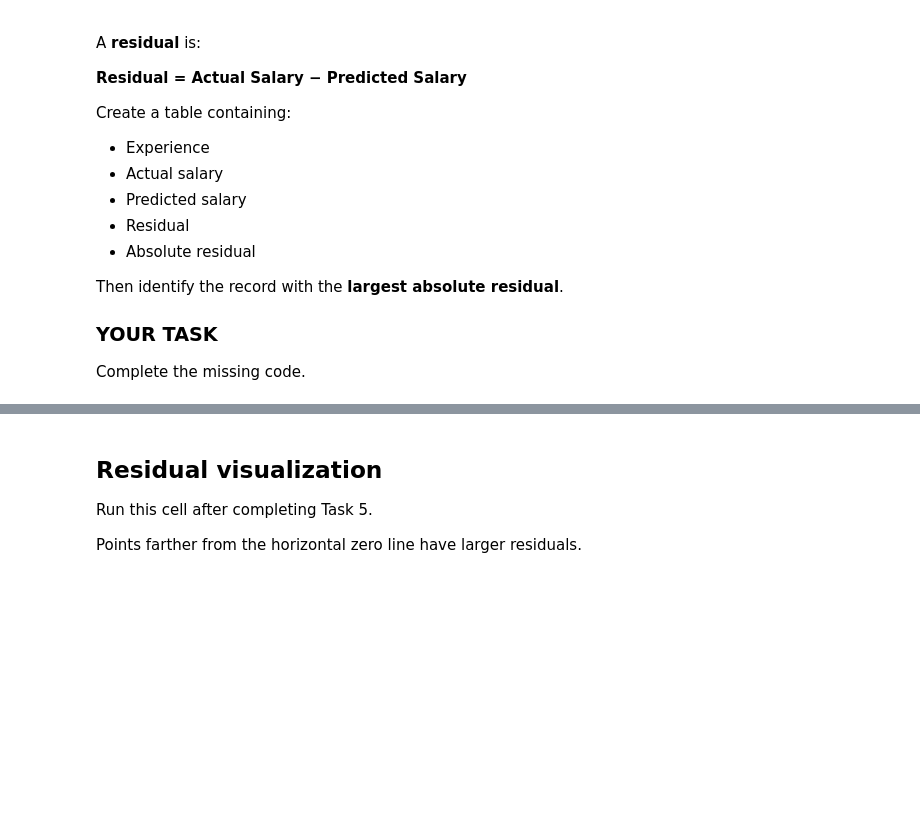
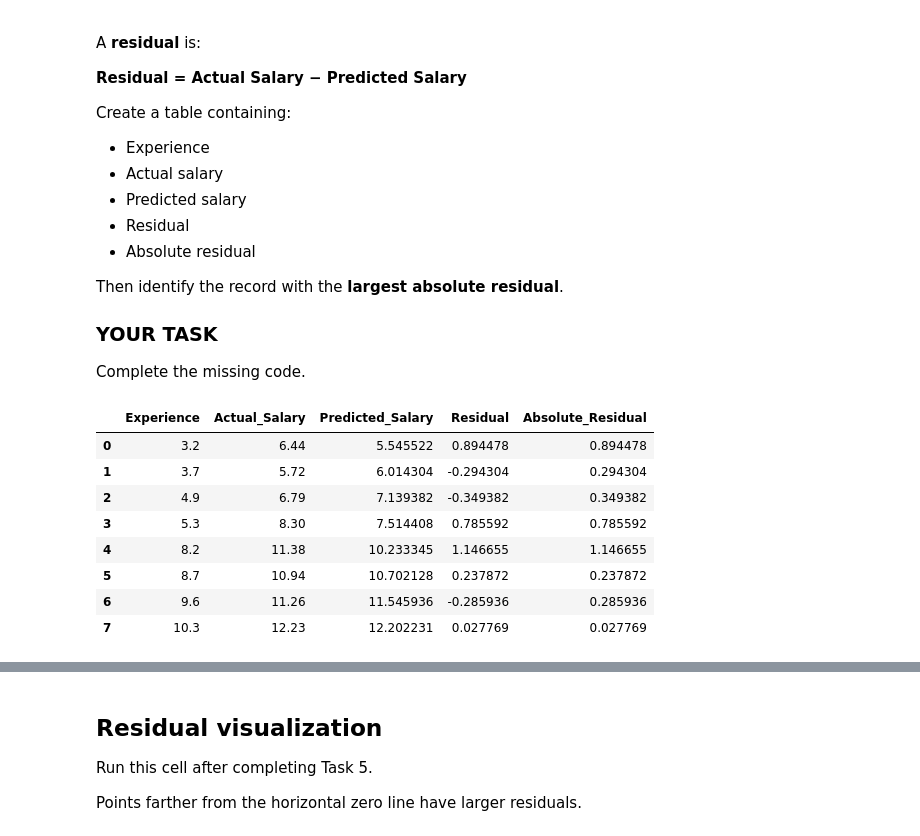
Before and after one commit to Kokilakoki8398/Kokila, a Jupyter notebook: Faculty_Hands_On_Linear_Regression_Activity.ipynb, the cells around one changed output, grey strips where cells are left out. Cells and saved outputs as stored; diff of their text form; code cells hidden in the pictures; blank space fills up the shorter version.

```diff
--- a/Faculty_Hands_On_Linear_Regression_Activity.ipynb
+++ b/Faculty_Hands_On_Linear_Regression_Activity.ipynb
@@ -80,8 +104,8 @@ plt.show()
 # %% [markdown]
 ## 4. Prepare X and y
 # %%
-X = data[["Experience_Years"]]
-y = data["Salary_Lakhs"]
+X = df[["YearsExperience"]]
+y = df["Salary_Lakh"]
 
 print("X shape:", X.shape)
 print("y shape:", y.shape)
@@ -271,17 +312,27 @@ Complete the missing code.
 # %%
 results = pd.DataFrame({
     "Experience": X_test["YearsExperience"].values,
     "Actual_Salary": y_test.values,
     "Predicted_Salary": y_pred
 })
 
 # YOUR TASK
-results["Residual"] = results["Actual_Salary"] - results["________________"]
-results["Absolute_Residual"] = results["Residual"]._________()
+results["Residual"] = results["Actual_Salary"] - results["Predicted_Salary"]
+results["Absolute_Residual"] = results["Residual"].abs()
 
 results = results.sort_values("Experience").reset_index(drop=True)
 
 results
+# %% [output]
+|  | Experience | Actual_Salary | Predicted_Salary | Residual | Absolute_Residual |
+| 0 | 3.2 | 6.44 | 5.545522 | 0.894478 | 0.894478 |
+| 1 | 3.7 | 5.72 | 6.014304 | -0.294304 | 0.294304 |
+| 2 | 4.9 | 6.79 | 7.139382 | -0.349382 | 0.349382 |
+| 3 | 5.3 | 8.30 | 7.514408 | 0.785592 | 0.785592 |
+| 4 | 8.2 | 11.38 | 10.233345 | 1.146655 | 1.146655 |
+| 5 | 8.7 | 10.94 | 10.702128 | 0.237872 | 0.237872 |
+| 6 | 9.6 | 11.26 | 11.545936 | -0.285936 | 0.285936 |
+| 7 | 10.3 | 12.23 | 12.202231 | 0.027769 | 0.027769 |
 # %%
 # YOUR TASK:
 # Find the row index containing the largest absolute residual.
```
Also changed, not shown: parts of 12 cells of this notebook.
